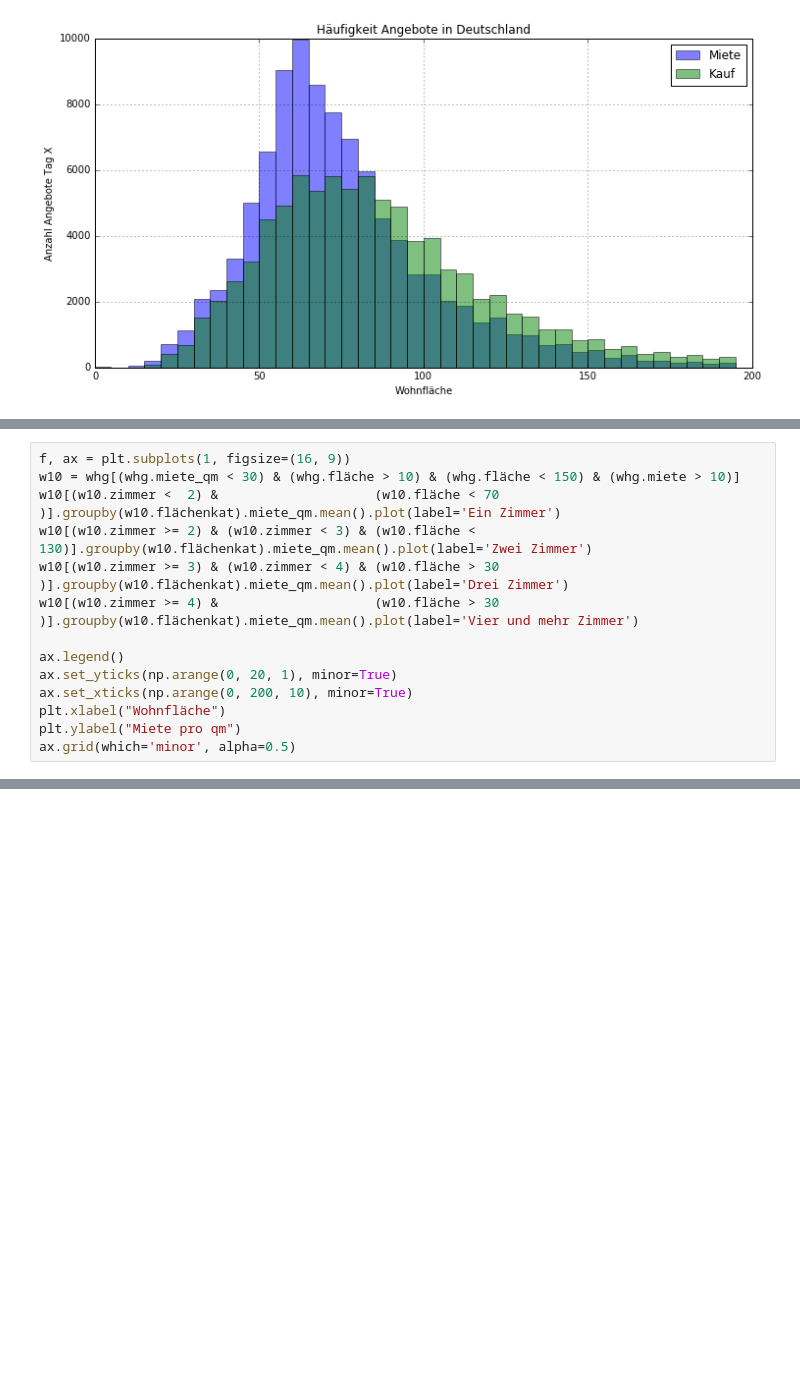
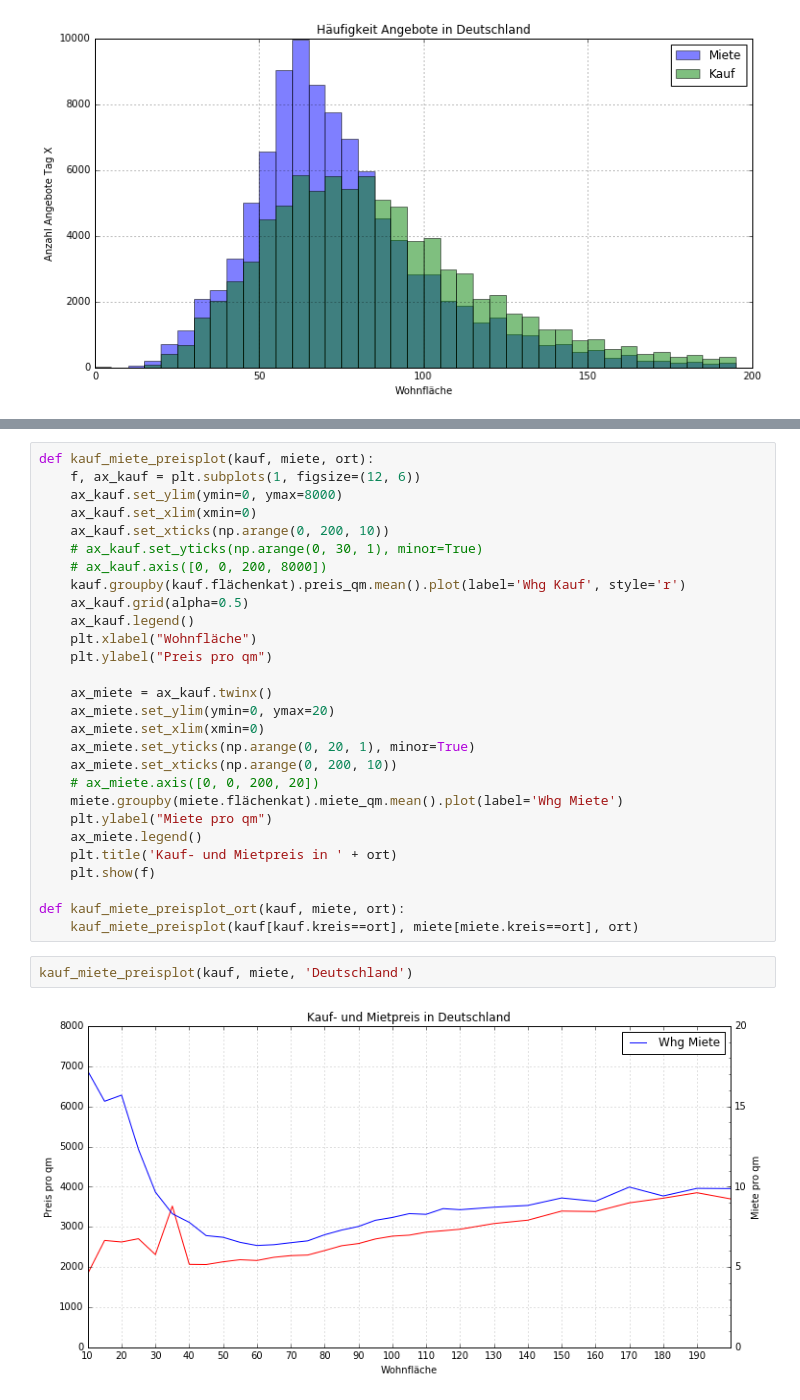
Before and after one commit to matey-jack/ml, a Jupyter notebook: dwh/src/Kauf_vs_Miete.ipynb, the cells around one changed output, grey strips where cells are left out. Drawn from its saved outputs; the diff is of its cells as text; blank space fills up the shorter version.

Commit message:
polishing the graphs and the code

```diff
--- a/dwh/src/Kauf_vs_Miete.ipynb
+++ b/dwh/src/Kauf_vs_Miete.ipynb
@@ -116,14 +64,0 @@ NameError: name 'whg' is not defined
-# %%
-f, ax = plt.subplots(1, figsize=(16, 9))
-w10 = whg[(whg.miete_qm < 30) & (whg.fläche > 10) & (whg.fläche < 150) & (whg.miete > 10)]
-w10[(w10.zimmer <  2) &                    (w10.fläche < 70 )].groupby(w10.flächenkat).miete_qm.mean().plot(label='Ein Zimmer')
-w10[(w10.zimmer >= 2) & (w10.zimmer < 3) & (w10.fläche < 130)].groupby(w10.flächenkat).miete_qm.mean().plot(label='Zwei Zimmer')
-w10[(w10.zimmer >= 3) & (w10.zimmer < 4) & (w10.fläche > 30 )].groupby(w10.flächenkat).miete_qm.mean().plot(label='Drei Zimmer')
-w10[(w10.zimmer >= 4) &                    (w10.fläche > 30 )].groupby(w10.flächenkat).miete_qm.mean().plot(label='Vier und mehr Zimmer')
-
-ax.legend()
-ax.set_yticks(np.arange(0, 20, 1), minor=True)
-ax.set_xticks(np.arange(0, 200, 10), minor=True)
-plt.xlabel("Wohnfläche")
-plt.ylabel("Miete pro qm")
-ax.grid(which='minor', alpha=0.5)
@@ -161,0 +69,32 @@ format_rent_plot():
+# %%
+def kauf_miete_preisplot(kauf, miete, ort):
+    f, ax_kauf = plt.subplots(1, figsize=(12, 6))
+    ax_kauf.set_ylim(ymin=0, ymax=8000)
+    ax_kauf.set_xlim(xmin=0)
+    ax_kauf.set_xticks(np.arange(0, 200, 10))
+    # ax_kauf.set_yticks(np.arange(0, 30, 1), minor=True)
+    # ax_kauf.axis([0, 0, 200, 8000])
+    kauf.groupby(kauf.flächenkat).preis_qm.mean().plot(label='Whg Kauf', style='r')
+    ax_kauf.grid(alpha=0.5)
+    ax_kauf.legend()
+    plt.xlabel("Wohnfläche")
+    plt.ylabel("Preis pro qm")
+
+    ax_miete = ax_kauf.twinx()
+    ax_miete.set_ylim(ymin=0, ymax=20)
+    ax_miete.set_xlim(xmin=0)
+    ax_miete.set_yticks(np.arange(0, 20, 1), minor=True)
+    ax_miete.set_xticks(np.arange(0, 200, 10))
+    # ax_miete.axis([0, 0, 200, 20])
+    miete.groupby(miete.flächenkat).miete_qm.mean().plot(label='Whg Miete')
+    plt.ylabel("Miete pro qm")
+    ax_miete.legend()
+    plt.title('Kauf- und Mietpreis in ' + ort)
+    plt.show(f)
+
+def kauf_miete_preisplot_ort(kauf, miete, ort):
+    kauf_miete_preisplot(kauf[kauf.kreis==ort], miete[miete.kreis==ort], ort)
+# %%
+kauf_miete_preisplot(kauf, miete, 'Deutschland')
+# %% [output]
+[figure, added]
```
Also changed, not shown: parts of 18 cells of this notebook, 4 other files.
